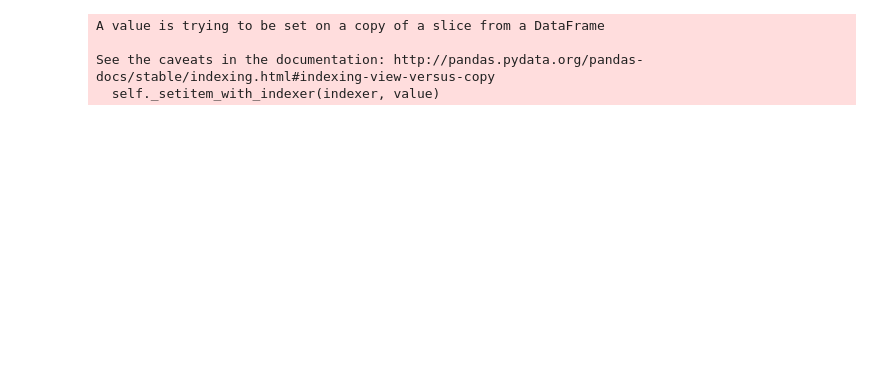
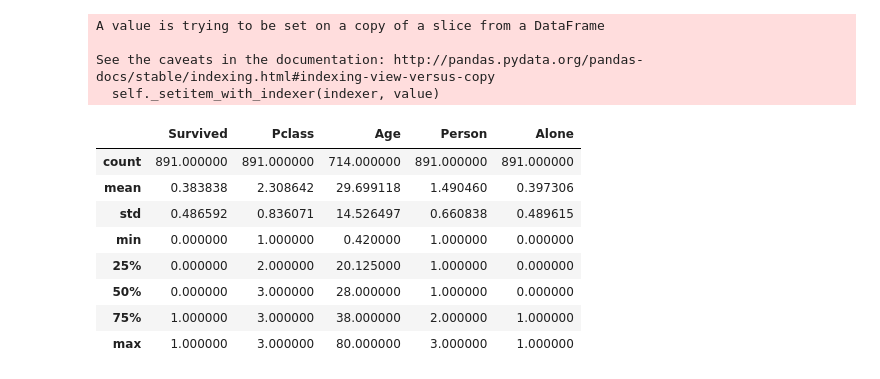
Before and after one commit to jaizw/titanic, a Jupyter notebook: titanic.ipynb, the cells around one changed output. Saved outputs shown, nothing was run; the diff lists cells and outputs as text; code cells hidden in the pictures; blank space fills up the shorter version.

```diff
--- a/titanic.ipynb
+++ b/titanic.ipynb
@@ -36,2 +38,14 @@ See the caveats in the documentation: http://pandas.pydata.org/pandas-docs/stabl
 # %%
 train_data = titanic_df.drop(['PassengerId','Name','Sex','SibSp','Parch','Fare', 'Ticket', 'Cabin', 'Embarked'], 1)
+# %%
+train_data.describe()
+# %% [output]
+|  | Survived | Pclass | Age | Person | Alone |
+| count | 891.000000 | 891.000000 | 714.000000 | 891.000000 | 891.000000 |
+| mean | 0.383838 | 2.308642 | 29.699118 | 1.490460 | 0.397306 |
+| std | 0.486592 | 0.836071 | 14.526497 | 0.660838 | 0.489615 |
+| min | 0.000000 | 1.000000 | 0.420000 | 1.000000 | 0.000000 |
+| 25% | 0.000000 | 2.000000 | 20.125000 | 1.000000 | 0.000000 |
+| 50% | 0.000000 | 3.000000 | 28.000000 | 1.000000 | 0.000000 |
+| 75% | 1.000000 | 3.000000 | 38.000000 | 2.000000 | 1.000000 |
+| max | 1.000000 | 3.000000 | 80.000000 | 3.000000 | 1.000000 |
```
Also changed, not shown: parts of 29 cells of this notebook.
